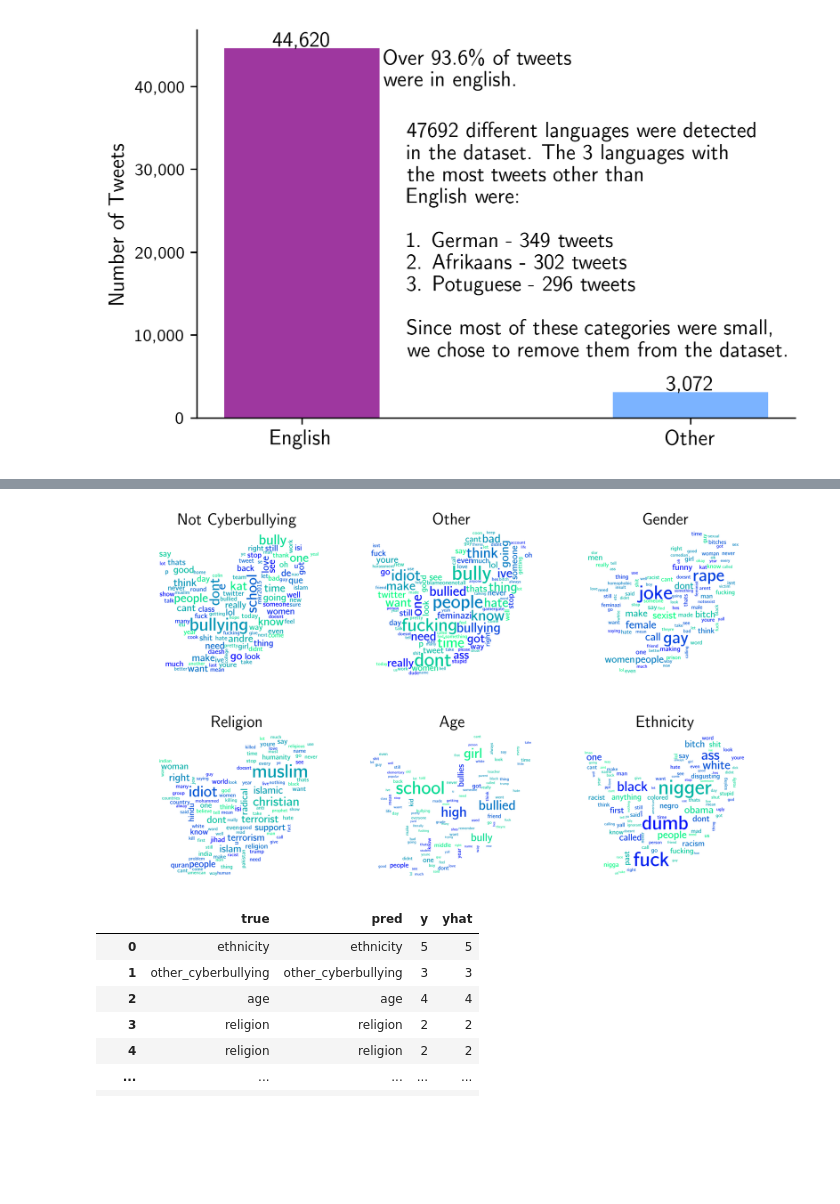
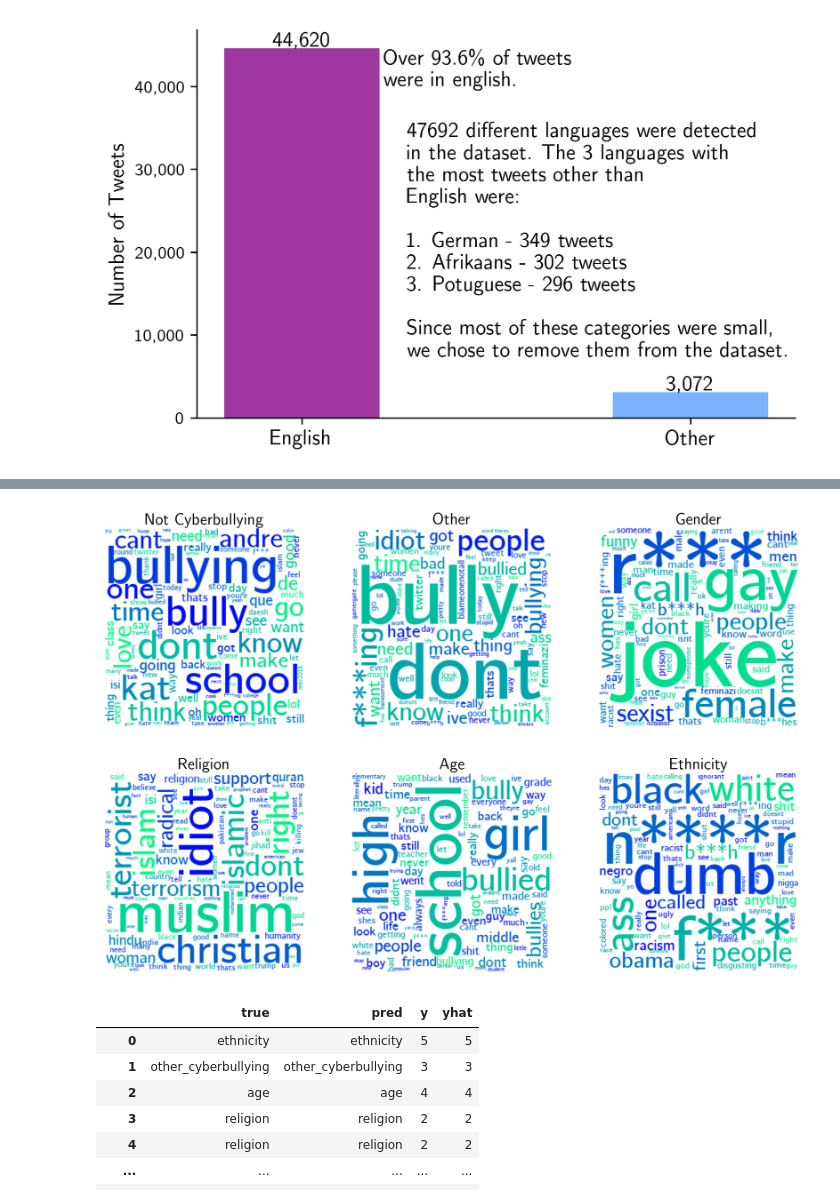
Before and after one commit to ayush-kumar-1/capstone, a Jupyter notebook: src/notebooks/1_eda.ipynb, the cells around one changed output, grey strips where cells are left out. Drawn from its saved outputs; the diff is of its cells as text; code cells hidden in the pictures; blank space fills up the shorter version.

```diff
--- a/src/notebooks/1_eda.ipynb
+++ b/src/notebooks/1_eda.ipynb
@@ -90,7 +103,7 @@ cat_map = {
     "ethnicity": 'Ethnicity',
 }
 
-plt.rcParams["figure.figsize"] = [4,6]
+plt.rcParams["figure.figsize"] = [8,4]
 plt.rcParams["figure.dpi"] = 300
 
 fig, axes = plt.subplots(6, 1, sharex = True)
@@ -139,7 +152,7 @@ It has only fully disconnected 20 vertices.
 Use umap.utils.disconnected_vertices() to identify them.
   warn(
 # %%
-plt.rcParams["figure.figsize"] = [7, 7]
+plt.rcParams["figure.figsize"] = [9, 7]
 plt.rcParams["figure.dpi"] = 300
 
 for i, cat in enumerate(cat_map.keys()):
@@ -152,7 +165,7 @@ plt.yticks([])
 print(plt.xlim())
 plt.xlim([4, 20])
 plt.ylim([-8, 9])
-plt.legend(loc='lower right', s)
+plt.legend(loc='lower right')
 
 plt.savefig("../../plots/embedding.png")
 # %% [output]
@@ -173,36 +189,40 @@ fig, axes = plt.subplots(2, 3)
 fig.tight_layout()
 
 cat_map = {
     "not_cyberbullying": 'Not Cyberbullying',
     "other_cyberbullying": 'Other',
     "gender": 'Gender',
     "religion": 'Religion',
     "age": 'Age',
     "ethnicity": 'Ethnicity',
 }
 
 font = "../../computer-modern/cmunbsr.ttf"
 
 for label, ax in zip(cat_map.keys(), axes.flatten()):
     word_list = df[df["cyberbullying_type"] == label]["ascii"]
     text = remove_stopwords(word_list)
     text = text.apply(pd.Series).stack().unique()
     text = " ".join(text)
+    text = text.replace("nigger", "n****r")
+    text = text.replace("fuck", "f***")
+    text = text.replace("bitch", "b***h")
+    text = text.replace("rape", "r***")
 
 
     wc = WordCloud(collocations = False, background_color = 'white',
                              font_path = font, width = 300, height = 300, colormap = "winter",
-                             max_words = 100, mask=mask).generate(text)
+                             max_words = 100, regexp = r"\w[\w'\*]+").generate(text)
 
     ax.imshow(wc, interpolation='bilinear')
     ax.text(np.mean(ax.get_xlim()), ax.get_ylim()[1], cat_map[label],
             va = "bottom", ha = "center", fontsize = 14)
     ax.axis("off")
 
-plt.subplots_adjust(wspace = -0.2, hspace = -0.2)
+# plt.subplots_adjust(wspace = -0.2, hspace = -0.2)
 plt.savefig("../../plots/word_clouds.png")
 # %% [output]
-[figure, old version]
+[figure, new version]
 # %%
 #xlnet results
 xl = pd.read_csv("xlnet_results.csv", index_col = 0)
```
Also changed, not shown: parts of 6 cells of this notebook, 12 other files.
